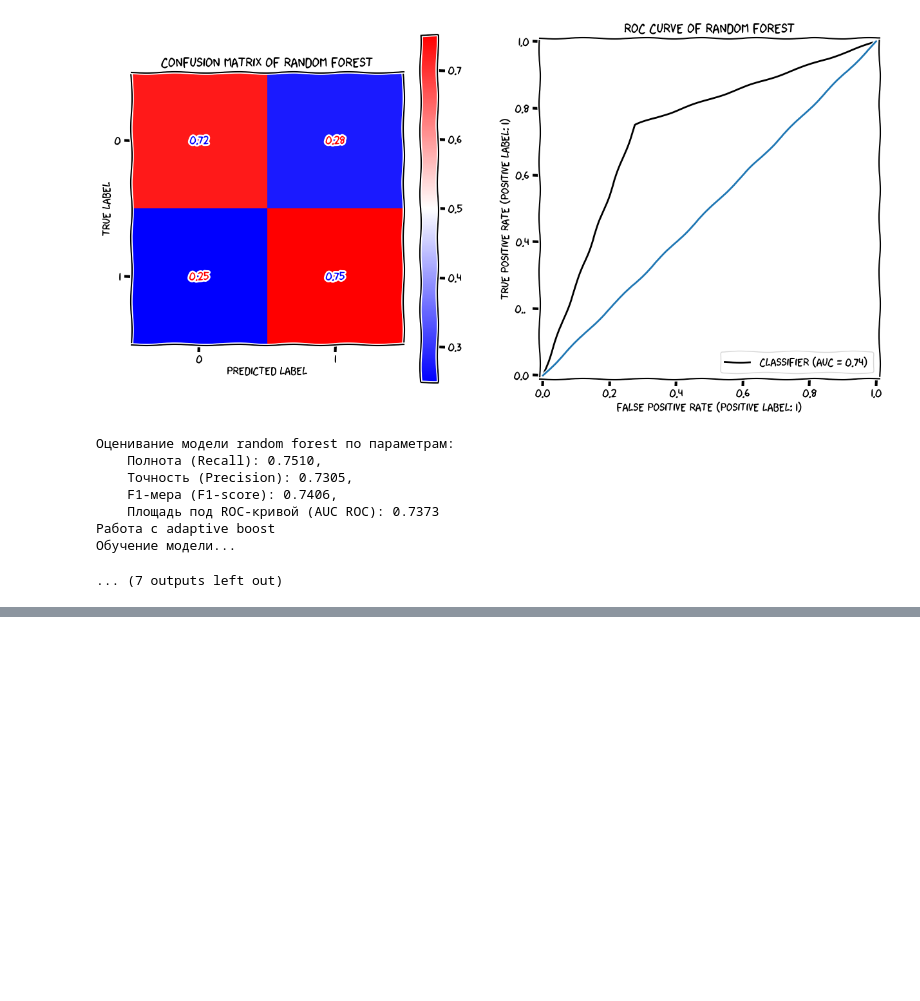
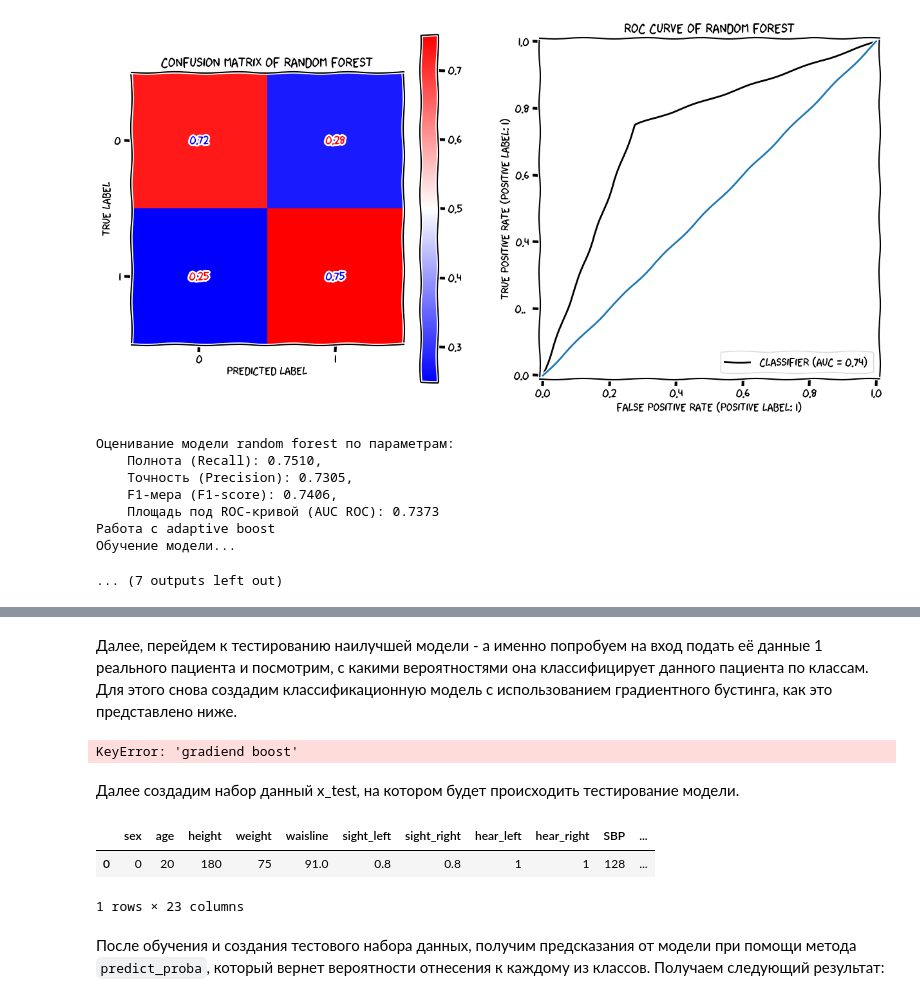
Before and after one commit to Supercili0usMe/bachelors_diploma_work, a Jupyter notebook: Smoking and drinking classification/check.ipynb, the cells around one changed output, grey strips where cells are left out. Cells and saved outputs as stored; diff of their text form; code cells hidden in the pictures; blank space fills up the shorter version.

Commit message:
Add model test

```diff
--- a/Smoking and drinking classification/check.ipynb
+++ b/Smoking and drinking classification/check.ipynb
@@ -211,0 +228,41 @@ for name, alg in algs.items():
+# %% [markdown]
+Далее, перейдем к тестированию наилучшей модели - а именно попробуем на вход подать её данные 1 реального пациента и посмотрим, с какими вероятностями она классифицирует данного пациента по классам. Для этого снова создадим классификационную модель с использованием градиентного бустинга, как это представлено ниже.
+# %%
+clf = create_model(algs["gradiend boost"], 'gradiend boost', x_train, y_train)
+# %% [output]
+KeyError: 'gradiend boost'
+# %% [markdown]
+Далее создадим набор данный x_test, на котором будет происходить тестирование модели.
+# %%
+d = {
+    "sex": 0,
+    "age": 20,
+    "height": 180,
+    "weight": 75,
+    "waisline": 91.0,
+    "sight_left": 0.8,
+    "sight_right": 0.8,
+    "hear_left": 1,
+    "hear_right": 1,
+    "SBP": 128,
+    "DBP": 75,
+    "BLDS": 466,
+    "tot_chole": 70,
+    "HDL_chole": 18,
+    "LDL_chole": 46,
+    "triglyceride": 63,
+    "hemoglobin": 15.1,
+    "urine_protein": 4,
+    "serum_creatinine": 0.89,
+    "SGOT_AST": 19,
+    "SGOT_ALT": 17,
+    "gamma_GTP": 37,
+    "SMK_stat_type_cd": 0,
+}
+real_test = pd.DataFrame(data=d, index=[0])
+# %% [output]
+|  | sex | age | height | weight | waisline | sight_left | sight_right | hear_left | hear_right | SBP | ... |
+| 0 | 0 | 20 | 180 | 75 | 91.0 | 0.8 | 0.8 | 1 | 1 | 128 | ... |
+1 rows × 23 columns
+# %% [markdown]
+После обучения и создания тестового набора данных, получим предсказания от модели при помощи метода `predict_proba`, который вернет вероятности отнесения к каждому из классов. Получаем следующий результат:
```
Also changed, not shown: parts of 6 cells of this notebook.
